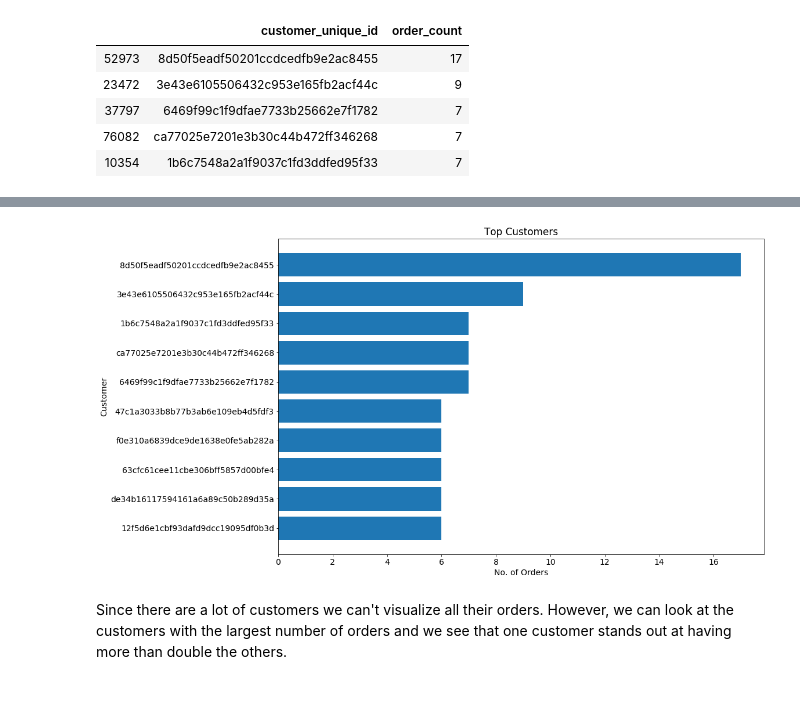
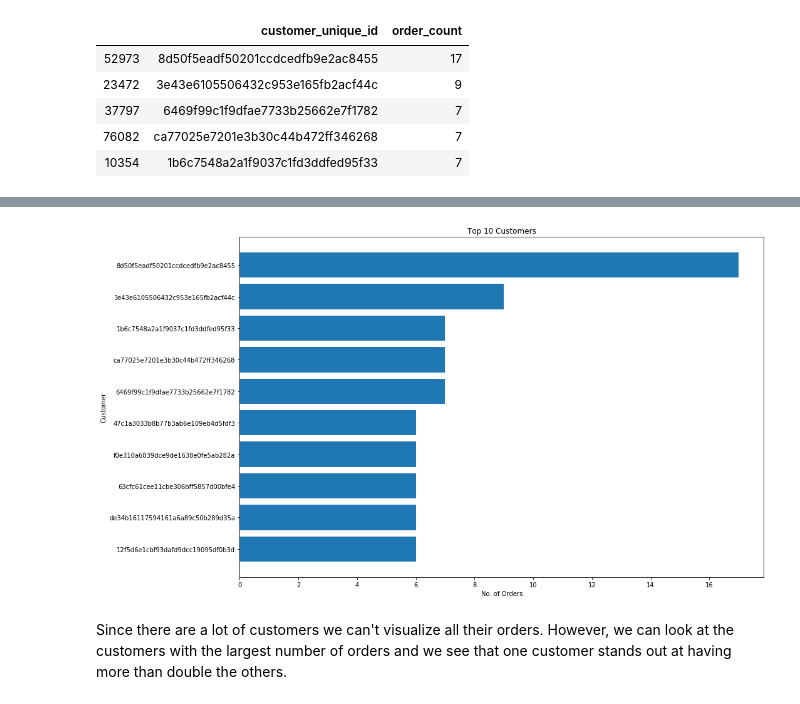
Before and after one commit to willyrigz/brazilianEcommerce, a Jupyter notebook: EcommerceData.ipynb, the cells around one changed output, grey strips where cells are left out. Cells and saved outputs as stored; diff of their text form; code cells hidden in the pictures.

```diff
--- a/EcommerceData.ipynb
+++ b/EcommerceData.ipynb
@@ -277,13 +263,12 @@ grouped1
 # %%
-
 plt.figure(figsize=(15,10))
 plt.barh(grouped1.customer_unique_id, grouped1.order_count)
-plt.title("Top Customers")
+plt.title("Top 10 Customers")
 plt.xlabel("No. of Orders")
 plt.ylabel("Customer")
 plt.show()
 # %% [output]
-[figure, old version]
+[figure, new version]
 # %% [markdown]
 Since there are a lot of customers we can't visualize all their orders. However, we can look at the customers with the largest number of orders and we see that one customer stands out at having more than double the others.
 # %% [markdown]
```
Also changed, not shown: parts of 11 cells of this notebook.
